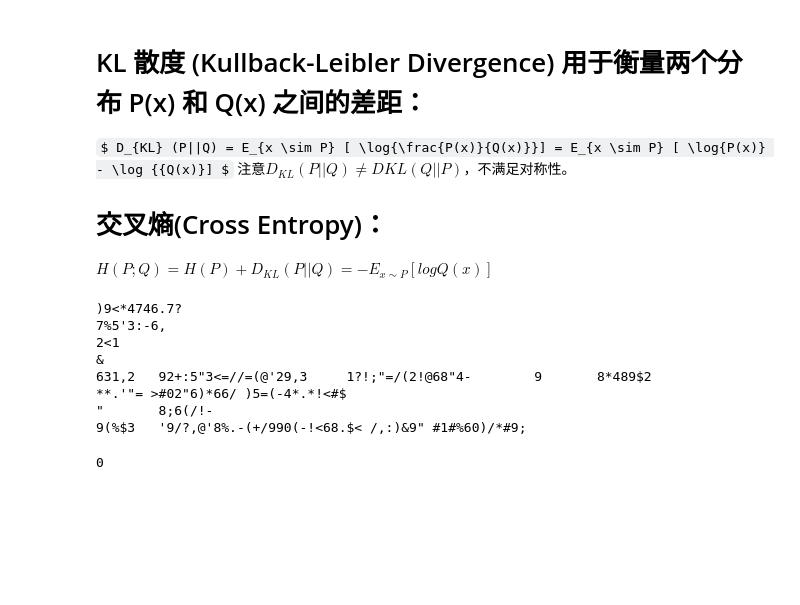
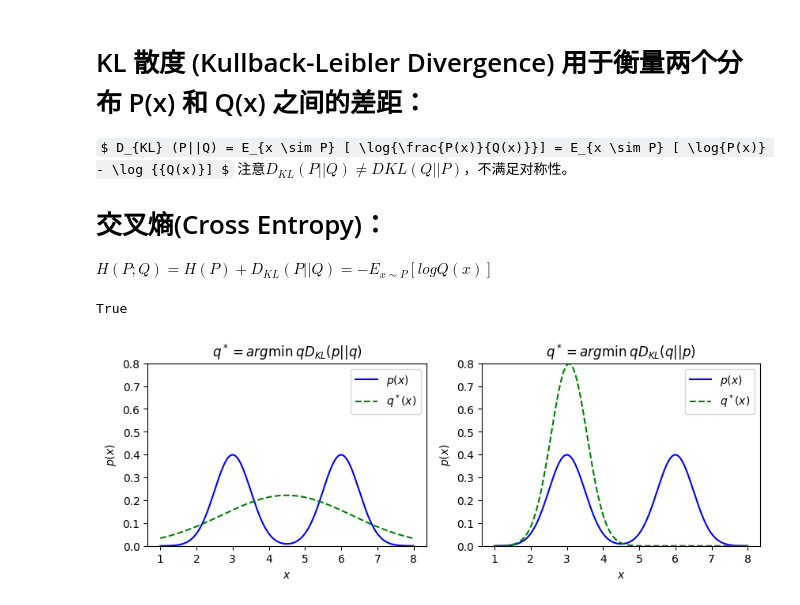
Before and after one commit to LuminousChestnut/NLP, a Jupyter notebook: MachineLearning/Machine Learning.ipynb, the cells around one changed output. Cells and saved outputs as stored; diff of their text form; code cells hidden in the pictures; some formulas as TeX source; blank space fills up the shorter version.

```diff
--- a/MachineLearning/Machine Learning.ipynb
+++ b/MachineLearning/Machine Learning.ipynb
@@ -398,14 +413,54 @@ $ D_{KL} (P||Q) = E_{x \sim P} [ \log{\frac{P(x)}{Q(x)}}] = E_{x \sim P} [ \log{
 
 # 交叉熵(Cross Entropy)：
 $H(P;Q) = H(P) + D_{KL}(P||Q) = -E_{x \sim P}[log Q(x)]$
+# %%
+# KL 定义
+from scipy.stats import entropy # 内置kl
+def kl(p, q):
+    """
+    D(P || Q)
+    """
+    p = np.asarray(p, dtype=np.float64)
+    q = np.asarray(q, dtype=np.float64)
+    return np.sum(np.where(p != 0, p * np.log(p / q), 0))
+# 测试
+p = [0.1, 0.9]
+q = [0.1, 0.9]
+print(entropy(p, q) == kl(p, q))
+# %% [output]
+True
 # %%
+# D(P||Q) 与D(Q||P) 比较
+from scipy.stats import norm
+x = np.linspace(1, 8, 500)
+y1 = norm.pdf(x, 3, 0.5)
+y2 = norm.pdf(x, 6, 0.5)
+p = y1 + y2 # 构造p(x)
+KL_pq, KL_qp = [], []
+q_list = []
+for mu in np.linspace(0, 10, 50):
+    for sigma in np.linspace(0.1, 5, 50): # 寻找最优q(x)
+        q = norm.pdf(x, mu, sigma)
+        q_list.append(q)
+        KL_pq.append(entropy(p, q))
+        KL_qp.append(entropy(q, p))
+
+KL_pq_min = np.argmin(KL_pq)
+KL_qp_min = np.argmin(KL_qp)
+fig, axes = plt.subplots(1, 2, figsize=(10, 3))
+axes[0].set_ylim(0, 0.8)
+axes[0].plot(x, p/2, 'b', label='$p(x)$')
+axes[0].plot(x, q_list[KL_pq_min], 'g--', label='$q^*(x)$')
+axes[0].set_xlabel('$x$')
+axes[0].set_ylabel('$p(x)$')
+axes[0].set_title('$q^*= {arg\min}_ q D_{KL}(p||q)$')
+axes[1].set_ylim(0, 0.8)
+axes[1].plot(x, p/2, 'b', label='$p(x)$')
+axes[1].plot(x, q_list[KL_qp_min], 'g--', label='$q^*(x)$')
+axes[1].set_xlabel('$x$')
+axes[1].set_ylabel('$p(x)$')
+axes[1].set_title('$q^*= {arg\min}_ q D_{KL}(q||p)$')
+for ax in axes:
+    ax.legend(loc='upper right')
 # %% [output]
-)9<*4746.7?
-7%5'3:-6,
-2<1
-&
-631,2   92+:5"3<=//=(@'29,3     1?!;"=/(2!@68"4-        9       8*489$2
-**.'"= >#02"6)*66/ )5=(-4*.*!<#$
-"       8;6(/!-
-9(%$3   '9/?,@'8%.-(+/990(-!<68.$< /,:)&9" #1#%60)/*#9;
-0
+[figure, added]
```
Also changed, not shown: parts of 28 cells of this notebook.
